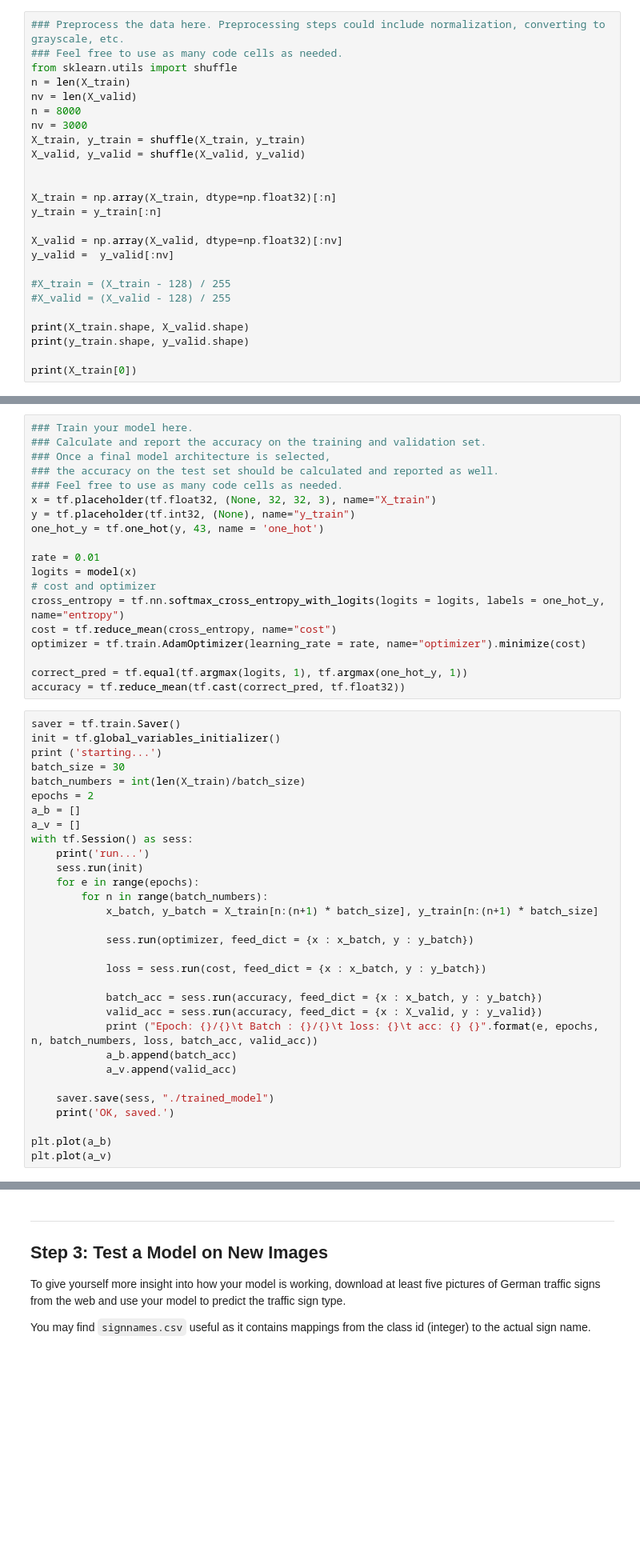
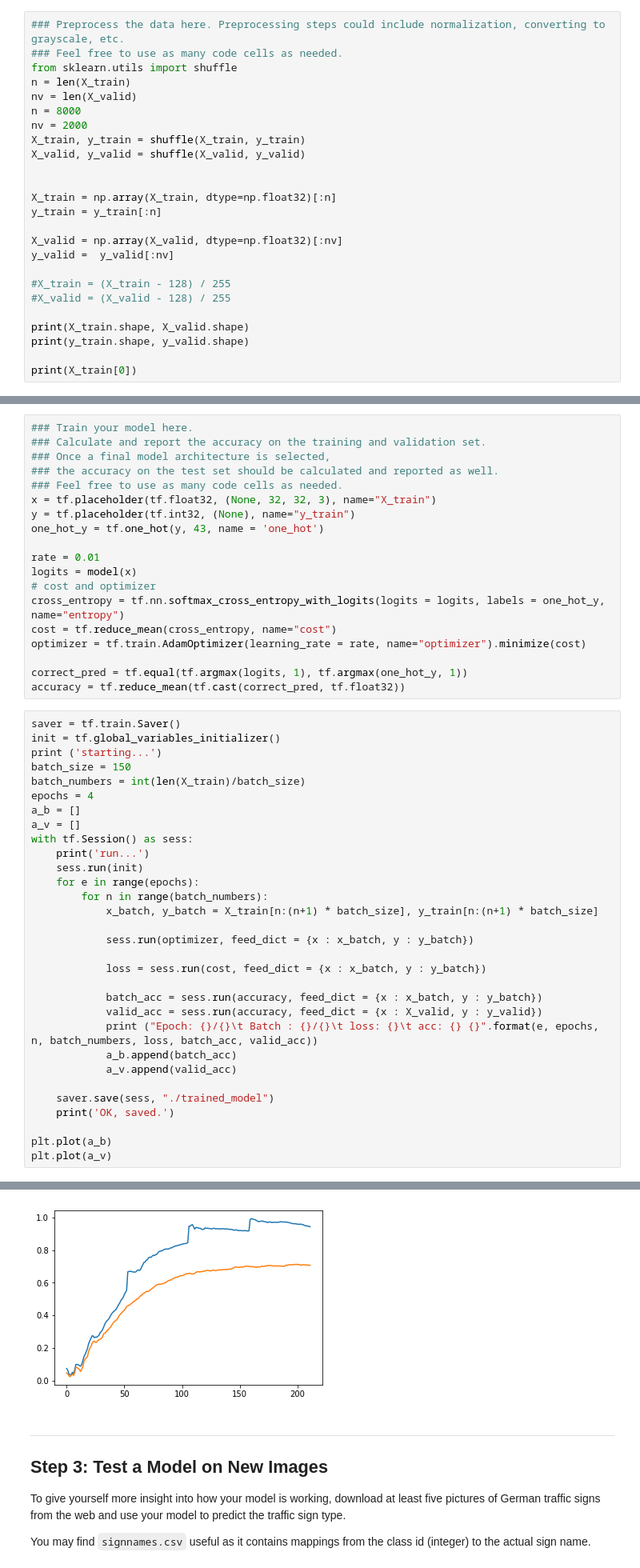
Before and after one commit to tempflip/CarND-Traffic-Sign-Classifier-Project, a Jupyter notebook: Traffic_Sign_Classifier.ipynb, the cells around one changed output, grey strips where cells are left out. Shown: that part at 80% size. Saved outputs shown, nothing was run; the diff lists cells and outputs as text; blank space fills up the shorter version.

```diff
--- a/Traffic_Sign_Classifier.ipynb
+++ b/Traffic_Sign_Classifier.ipynb
@@ -160,7 +160,7 @@ from sklearn.utils import shuffle
 n = len(X_train)
 nv = len(X_valid)
 n = 8000
-nv = 3000
+nv = 2000
 X_train, y_train = shuffle(X_train, y_train)
 X_valid, y_valid = shuffle(X_valid, y_valid)
 
@@ -271,9 +271,9 @@ accuracy = tf.reduce_mean(tf.cast(correct_pred, tf.float32))
 saver = tf.train.Saver()
 init = tf.global_variables_initializer()
 print ('starting...')
-batch_size = 30
+batch_size = 150
 batch_numbers = int(len(X_train)/batch_size)
-epochs = 2
+epochs = 4
 a_b = []
 a_v = []
 with tf.Session() as sess:
@@ -320,3 +320,4 @@ KeyboardInterrupt:
+[figure, added]
 # %% [markdown]
 ---
 
```
Also changed, not shown: parts of 4 cells of this notebook.
